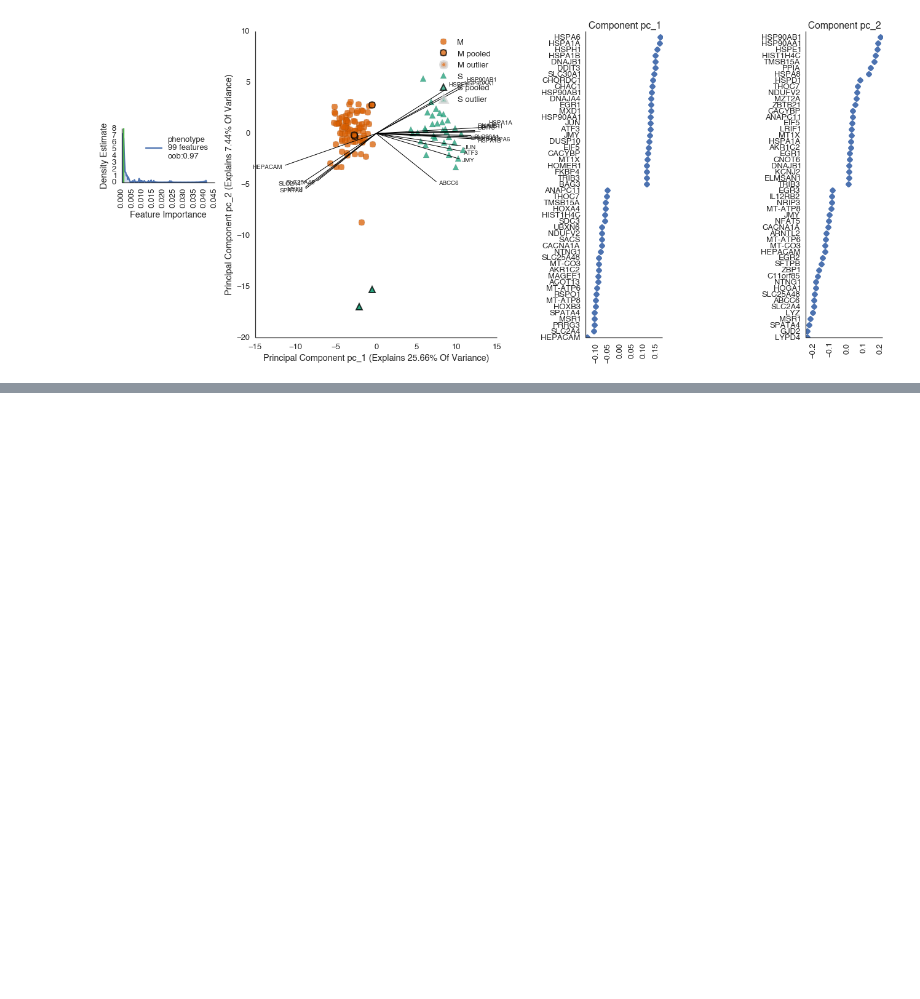
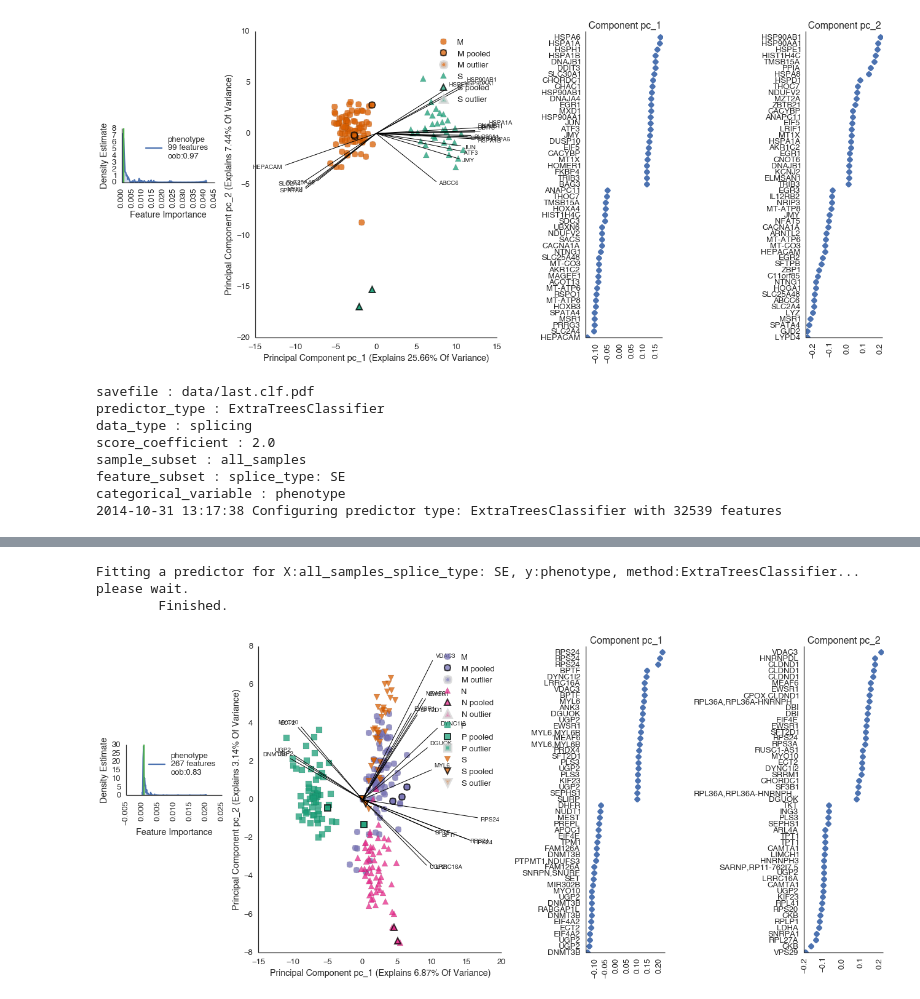
Before and after one commit to YeoLab/flotilla, a Jupyter notebook: talks/CSHL_biological_data_science_2014/examples/3_Classification.ipynb, the cells around one changed output, grey strips where cells are left out. Drawn from its saved outputs; the diff is of its cells as text; code cells hidden in the pictures; blank space fills up the shorter version.

```diff
--- a/talks/CSHL_biological_data_science_2014/examples/3_Classification.ipynb
+++ b/talks/CSHL_biological_data_science_2014/examples/3_Classification.ipynb
@@ -100,3 +103,16 @@ categorical_variable : phenotype
 [Parallel(n_jobs=4)]: Done   1 out of   4 | elapsed:    1.3s remaining:    3.8s
 [Parallel(n_jobs=4)]: Done   4 out of   4 | elapsed:    1.3s finished
 [figure]
+# %%
+study.interactive_classifier(data_types=['splicing'],
+                             feature_subsets=['splice_type: SE'],
+                             categorical_variables=['phenotype']);
+# %% [output]
+savefile : data/last.clf.pdf
+predictor_type : ExtraTreesClassifier
+data_type : splicing
+score_coefficient : 2.0
+sample_subset : all_samples
+feature_subset : splice_type: SE
+categorical_variable : phenotype
+2014-10-31 13:17:38 Configuring predictor type: ExtraTreesClassifier with 32539 features
@@ -102,0 +121,3 @@ categorical_variable : phenotype
+Fitting a predictor for X:all_samples_splice_type: SE, y:phenotype, method:ExtraTreesClassifier... please wait.
+        Finished.
+[figure, added]
```
Also changed, not shown: parts of 3 cells of this notebook, 1 other file.
